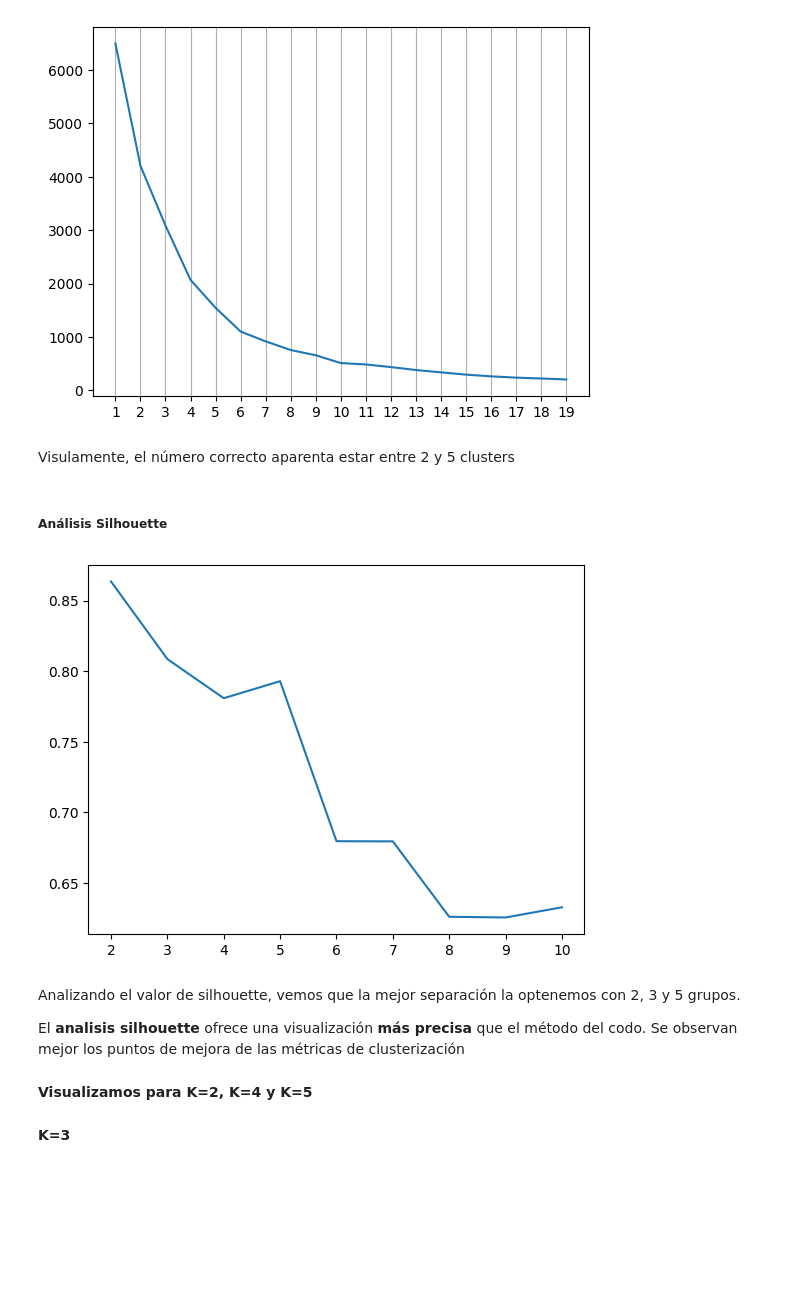
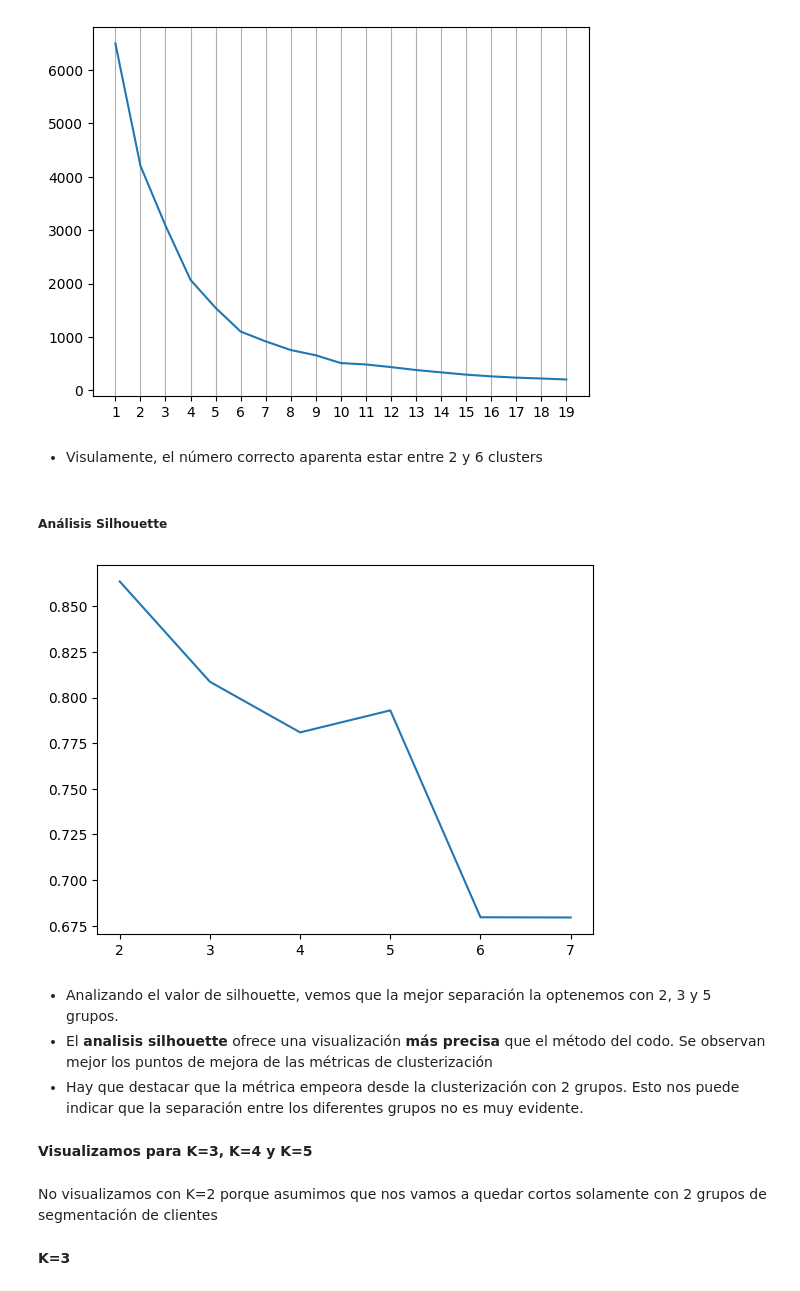
Before and after one commit to cperezh/segmentacion_clientes, a Jupyter notebook: M4 Desarrollo Iter2.ipynb, the cells around one changed output. Saved outputs shown, nothing was run; the diff lists cells and outputs as text; code cells hidden in the pictures; blank space fills up the shorter version.

```diff
--- a/M4 Desarrollo Iter2.ipynb
+++ b/M4 Desarrollo Iter2.ipynb
@@ -938,6 +937,6 @@ Name: IMPORTE_COMPRAS, dtype: float64
 # %% [markdown]
 Check con el fichero de ventas, filtrado para los cliente del RFM y sumando los importes comprados
 # %%
-df_ventas_csv.set_index("ID").join(df_rfm_no_outliers,how="inner").groupby("ID").agg(total_importe=("IMPORTE","sum")).describe()
+df_ventas_csv.groupby("ID").agg(total_importe=("IMPORTE","sum")).describe()
 # %% [output]
 |  | total_importe |
@@ -1137,7 +1137,7 @@ plt.grid(axis="x");
 # %% [output]
 [figure]
 # %% [markdown]
-Visulamente, el número correcto aparenta estar entre 2 y 5 clusters
+- Visulamente, el número correcto aparenta estar entre 2 y 6 clusters
 # %% [markdown]
 ##### Análisis Silhouette
 # %%
@@ -1159,15 +1159,17 @@ def analisis_silhouette(max_clusters):
     plt.xticks(ticks=np.arange(2, max_clusters+1));
     plt.plot(range(2,max_clusters+1),s_score);
 # %%
-analisis_silhouette(10)
+analisis_silhouette(7)
 # %% [output]
-[figure, old version]
+[figure, new version]
 # %% [markdown]
-Analizando el valor de silhouette, vemos que la mejor separación la optenemos con 2, 3 y 5 grupos.
-
-El **analisis silhouette** ofrece una visualización **más precisa** que el método del codo. Se observan mejor los puntos de mejora de las métricas de clusterización
+- Analizando el valor de silhouette, vemos que la mejor separación la optenemos con 2, 3 y 5 grupos.
+- El **analisis silhouette** ofrece una visualización **más precisa** que el método del codo. Se observan mejor los puntos de mejora de las métricas de clusterización
+- Hay que destacar que la métrica empeora desde la clusterización con 2 grupos. Esto nos puede indicar que la separación entre los diferentes grupos no es muy evidente.
 # %% [markdown]
-**Visualizamos para K=2, K=4 y K=5**
+**Visualizamos para K=3, K=4 y K=5**
+# %% [markdown]
+No visualizamos con K=2 porque asumimos que nos vamos a quedar cortos solamente con 2 grupos de segmentación de clientes
 # %%
 cluster_labels_3 = KMeans(n_clusters=3, random_state=42).fit_predict(df_rfm_scaled)
 cluster_labels_4 = KMeans(n_clusters=4, random_state=42).fit_predict(df_rfm_scaled)
```
Also changed, not shown: parts of 53 cells of this notebook, 1 other file.
